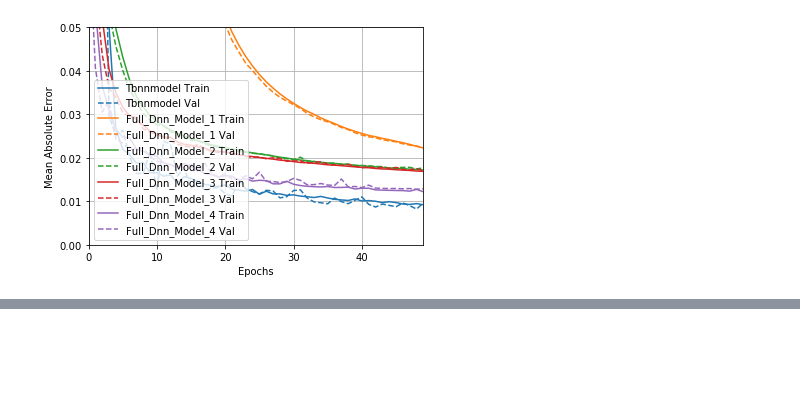
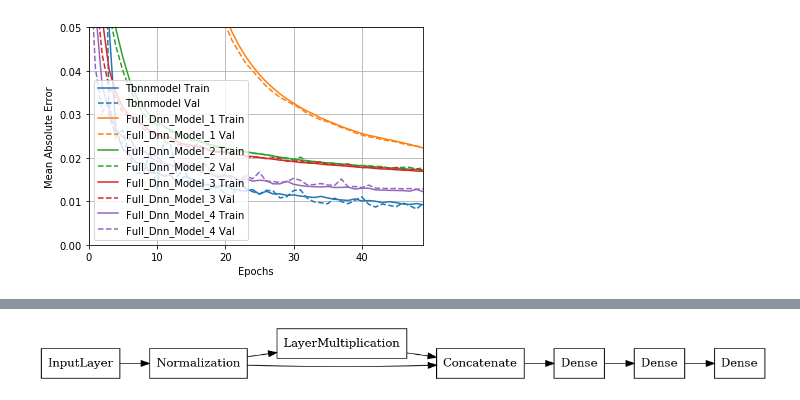
Before and after one commit to RomanovaDI/tbnnTurbulenceTraining, a Jupyter notebook: constantAngleSlopeDNS_U4e-1_A5_H1e-2_RANSsets/trainNN.ipynb, the cells around one changed output, grey strips where cells are left out. Cells and saved outputs as stored; diff of their text form; code cells hidden in the pictures; blank space fills up the shorter version.

Commit message:
TBNN is working well, lnNN is about DNN with 2 hidden layers
Signed-off-by: Daria Romanova <romanovadi@gmail.com>

```diff
--- a/constantAngleSlopeDNS_U4e-1_A5_H1e-2_RANSsets/trainNN.ipynb
+++ b/constantAngleSlopeDNS_U4e-1_A5_H1e-2_RANSsets/trainNN.ipynb
@@ -1179,0 +1042,25 @@ full_dnn_models['TBNNModel'] = TBNNModel.evaluate(
+# %%
+class LayerMultiplication(layers.Layer):
+    def __init__(self, units=32):
+        super(LayerMultiplication, self).__init__()
+        self.units = units
+    def build(self, input_shape):
+        self.w = self.add_weight(shape=(input_shape[-1], self.units),
+                                 initializer='random_normal',
+                                 trainable=True,
+                                 name='w')
+        self.b = self.add_weight(shape=(self.units,),
+                                 initializer='random_normal',
+                                 trainable=True,
+                                 name='b')
+
+    def call(self, inputs):
+        return tf.math.exp(tf.matmul(tf.math.log(tf.maximum(inputs, -2)+3), self.w) + self.b)
+
+    def get_config(self):
+        config = super().get_config()
+        config.update({
+            "w": self.w,
+            "b": self.b,
+        })
+        return config
@@ -1179,0 +1096,4 @@ full_dnn_models['TBNNModel'] = TBNNModel.evaluate(
+# %%
+keras.utils.plot_model(lnModel, "multi_input_and_output_model.png", show_layer_names=False, rankdir='LR')
+# %% [output]
+[figure, added]
```
Also changed, not shown: parts of 48 cells of this notebook.
